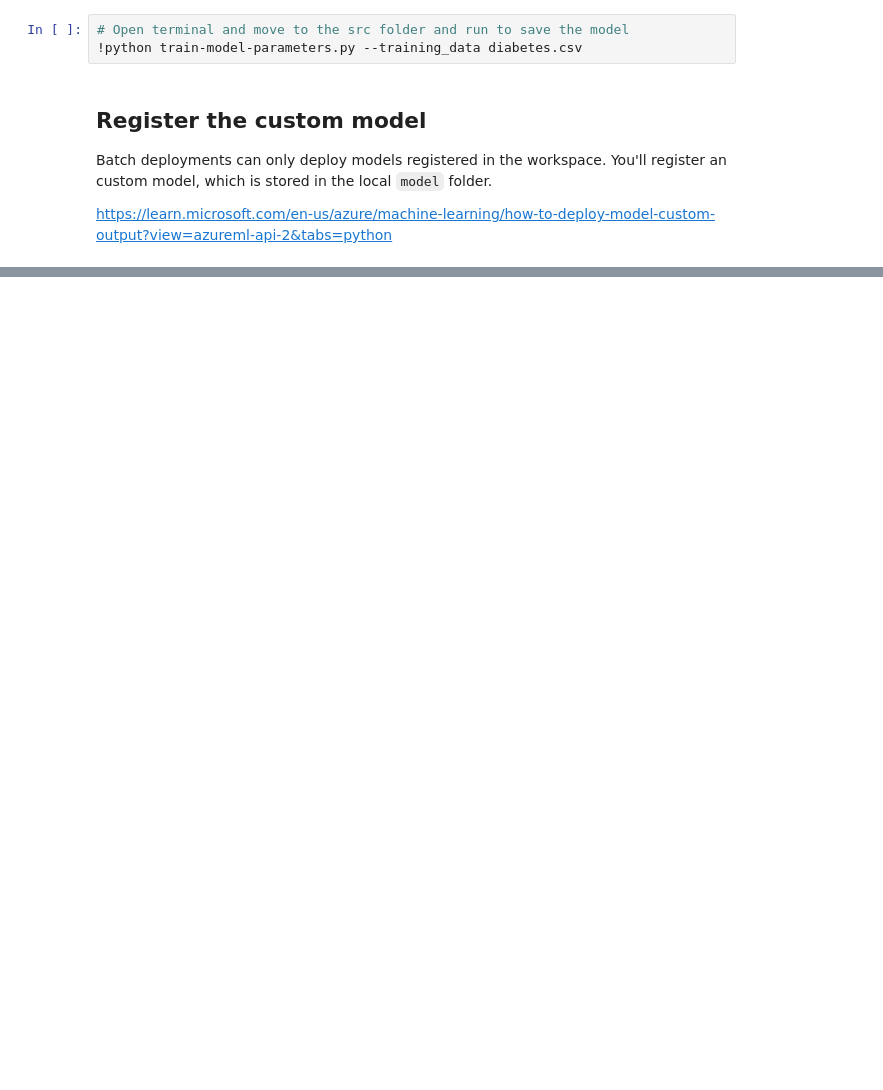
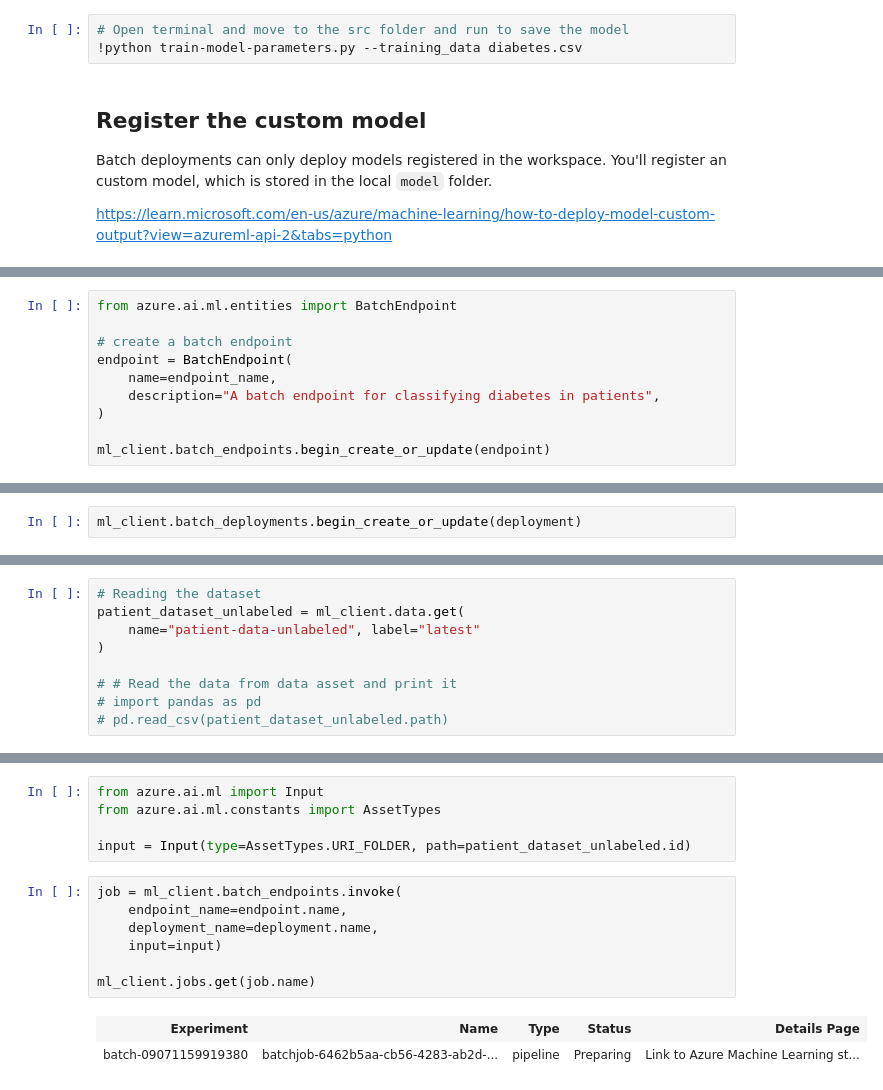
Before and after one commit to farbodtaymouri/my-azure-ml-projects, a Jupyter notebook: model-deployment-batch/Batch-deployment.ipynb, the cells around one changed output, grey strips where cells are left out. Cells and saved outputs as stored; diff of their text form; blank space fills up the shorter version.

```diff
--- a/model-deployment-batch/Batch-deployment.ipynb
+++ b/model-deployment-batch/Batch-deployment.ipynb
@@ -48,0 +302,10 @@ https://learn.microsoft.com/en-us/azure/machine-learning/how-to-deploy-model-cus
+# %%
+from azure.ai.ml.entities import BatchEndpoint
+
+# create a batch endpoint
+endpoint = BatchEndpoint(
+    name=endpoint_name,
+    description="A batch endpoint for classifying diabetes in patients",
+)
+
+ml_client.batch_endpoints.begin_create_or_update(endpoint)
@@ -48,0 +387,2 @@ https://learn.microsoft.com/en-us/azure/machine-learning/how-to-deploy-model-cus
+# %%
+ml_client.batch_deployments.begin_create_or_update(deployment)
@@ -48,0 +428,9 @@ https://learn.microsoft.com/en-us/azure/machine-learning/how-to-deploy-model-cus
+# %%
+# Reading the dataset
+patient_dataset_unlabeled = ml_client.data.get(
+    name="patient-data-unlabeled", label="latest"
+)
+
+# # Read the data from data asset and print it
+# import pandas as pd
+# pd.read_csv(patient_dataset_unlabeled.path)
@@ -48,0 +443,15 @@ https://learn.microsoft.com/en-us/azure/machine-learning/how-to-deploy-model-cus
+# %%
+from azure.ai.ml import Input
+from azure.ai.ml.constants import AssetTypes
+
+input = Input(type=AssetTypes.URI_FOLDER, path=patient_dataset_unlabeled.id)
+# %%
+job = ml_client.batch_endpoints.invoke(
+    endpoint_name=endpoint.name,
+    deployment_name=deployment.name,
+    input=input)
+
+ml_client.jobs.get(job.name)
+# %% [output]
+| Experiment | Name | Type | Status | Details Page |
+| batch-09071159919380 | batchjob-6462b5aa-cb56-4283-ab2d-... | pipeline | Preparing | Link to Azure Machine Learning st... |
```
Also changed, not shown: parts of 26 cells of this notebook, 10 other files.
